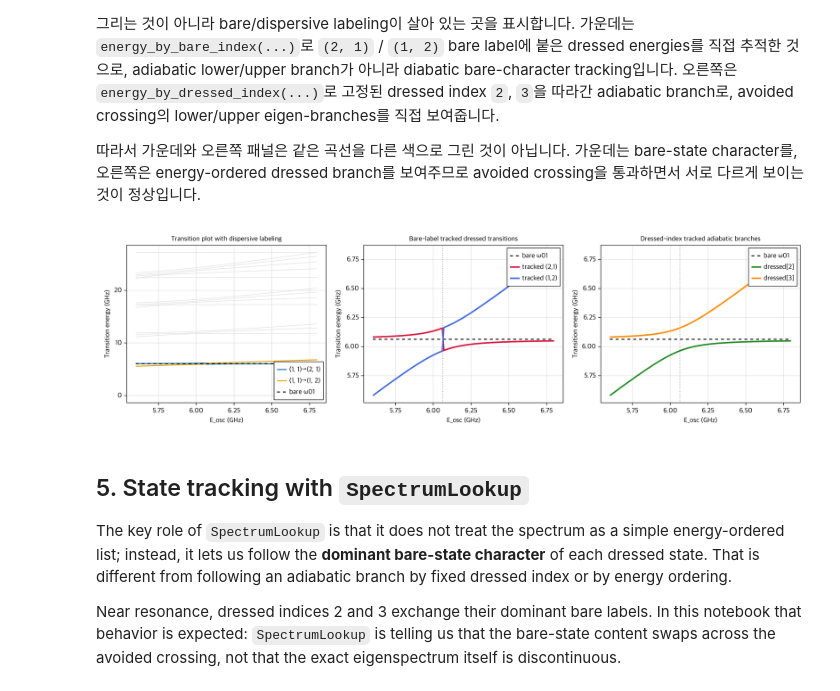
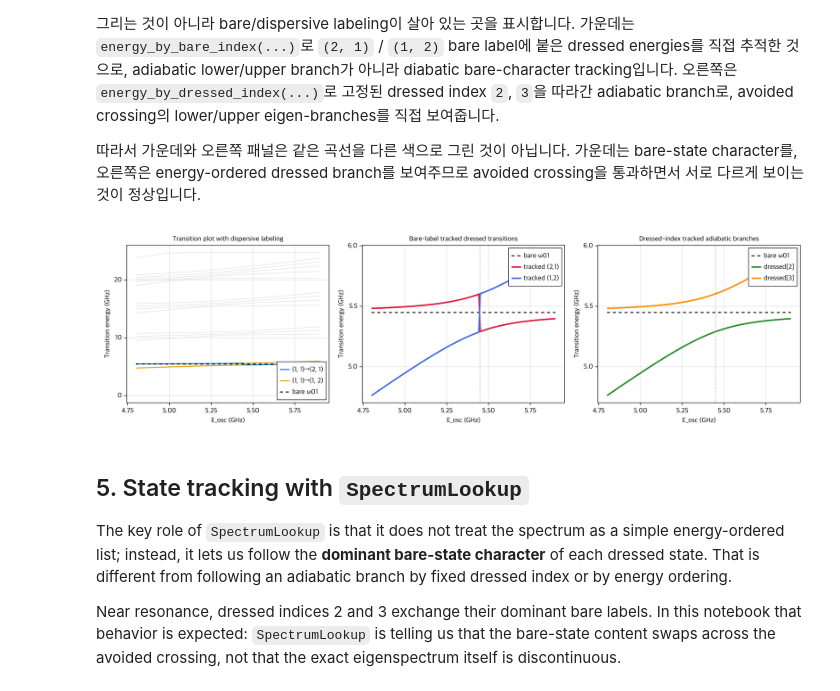
Before and after one commit to yalgaeahn/scqubitsMimic.jl, a Jupyter notebook: examples/demo_fixed_transmon_readout_resonator.ipynb, the cells around one changed output. Drawn from its saved outputs; the diff is of its cells as text; code cells hidden in the pictures.

```diff
--- a/examples/demo_fixed_transmon_readout_resonator.ipynb
+++ b/examples/demo_fixed_transmon_readout_resonator.ipynb
@@ -30,13 +32,14 @@ $$H = H_{\mathrm{tmon}} + \omega_r \, a^\dagger a + g \, \hat{n} \otimes (a + a^
 
 Here the transmon is represented by `Transmon` and the resonator by `Oscillator`. Bare labels follow the **1-based** convention, so `(1, 1)` is the ground state, `(2, 1)` is the first transmon excitation, and `(1, 2)` is the one-photon resonator state.
 # %%
-tmon = Transmon(EJ=20.0, EC=0.25, ng=0.0, ncut=18, truncated_dim=4)
+tmon = Transmon(EJ=20.0, EC=0.2, ng=0.0, ncut=18, truncated_dim=4)
 osc = Oscillator(E_osc=6.6, truncated_dim=7)
-g = 0.08
+g = 0.12
 
 hs = HilbertSpace([tmon, osc])
 add_interaction!(hs, g, [tmon, osc],
-    [s -> n_operator(s), s -> annihilation_operator(s) + creation_operator(s)])
+    [s -> n_operator(s),
+     s -> 1im * (creation_operator(s) - annihilation_operator(s))])
 
 transition01(evals) = evals[2] - evals[1]
 transition12(evals) = evals[3] - evals[2]
@@ -95,7 +98,7 @@ For a fixed transmon, the qubit frequency stays constant, so the most natural sw
 
 따라서 가운데와 오른쪽 패널은 같은 곡선을 다른 색으로 그린 것이 아닙니다. 가운데는 bare-state character를, 오른쪽은 energy-ordered dressed branch를 보여주므로 avoided crossing을 통과하면서 서로 다르게 보이는 것이 정상입니다.
 # %%
-sweep_Eosc = collect(range(5.6, 6.8, length=121))
+sweep_Eosc = collect(range(4.8, 5.9, length=121))
 
 strict_sweep = ParameterSweep(hs,
     Dict(:E_osc => sweep_Eosc),
@@ -144,34 +147,34 @@ ax1 = Axis(fig[1, 1],
     ylabel="Transition energy (GHz)",
     title="Transition plot with dispersive labeling")
 plot_transitions(transition_slice; final=[(2, 1), (1, 2)], fig_ax=(fig, ax1))
 lines!(ax1, sweep_Eosc, bare_w01; color=:black, linestyle=:dash, linewidth=2, label="bare ω01")
 axislegend(ax1; position=:rb)
 
 ax2 = Axis(fig[1, 2],
     xlabel="E_osc (GHz)",
     ylabel="Transition energy (GHz)",
     title="Bare-label tracked dressed transitions")
 lines!(ax2, sweep_Eosc, bare_w01; color=:black, linestyle=:dash, linewidth=2, label="bare ω01")
 lines!(ax2, sweep_Eosc, dressed_transmon_like; color=:crimson, linewidth=3, label="tracked (2,1)")
 lines!(ax2, sweep_Eosc, dressed_resonator_like; color=:royalblue, linewidth=3, label="tracked (1,2)")
 vlines!(ax2, [ω01]; color=:gray60, linestyle=:dot)
 axislegend(ax2; position=:rt)
 
 ax3 = Axis(fig[1, 3],
     xlabel="E_osc (GHz)",
     ylabel="Transition energy (GHz)",
     title="Dressed-index tracked adiabatic branches")
 lines!(ax3, sweep_Eosc, bare_w01; color=:black, linestyle=:dash, linewidth=2, label="bare ω01")
 lines!(ax3, sweep_Eosc, adiabatic_lower; color=:forestgreen, linewidth=3, label="dressed[2]")
 lines!(ax3, sweep_Eosc, adiabatic_upper; color=:darkorange, linewidth=3, label="dressed[3]")
 vlines!(ax3, [ω01]; color=:gray60, linestyle=:dot)
 axislegend(ax3; position=:rt)
 
 (fig, comparison_table)
 
 fig
 # %% [output]
-[figure, old version]
+[figure, new version]
 # %% [markdown]
 ## 5. State tracking with `SpectrumLookup`
 
```
Also changed, not shown: parts of 14 cells of this notebook, 3 other files.
